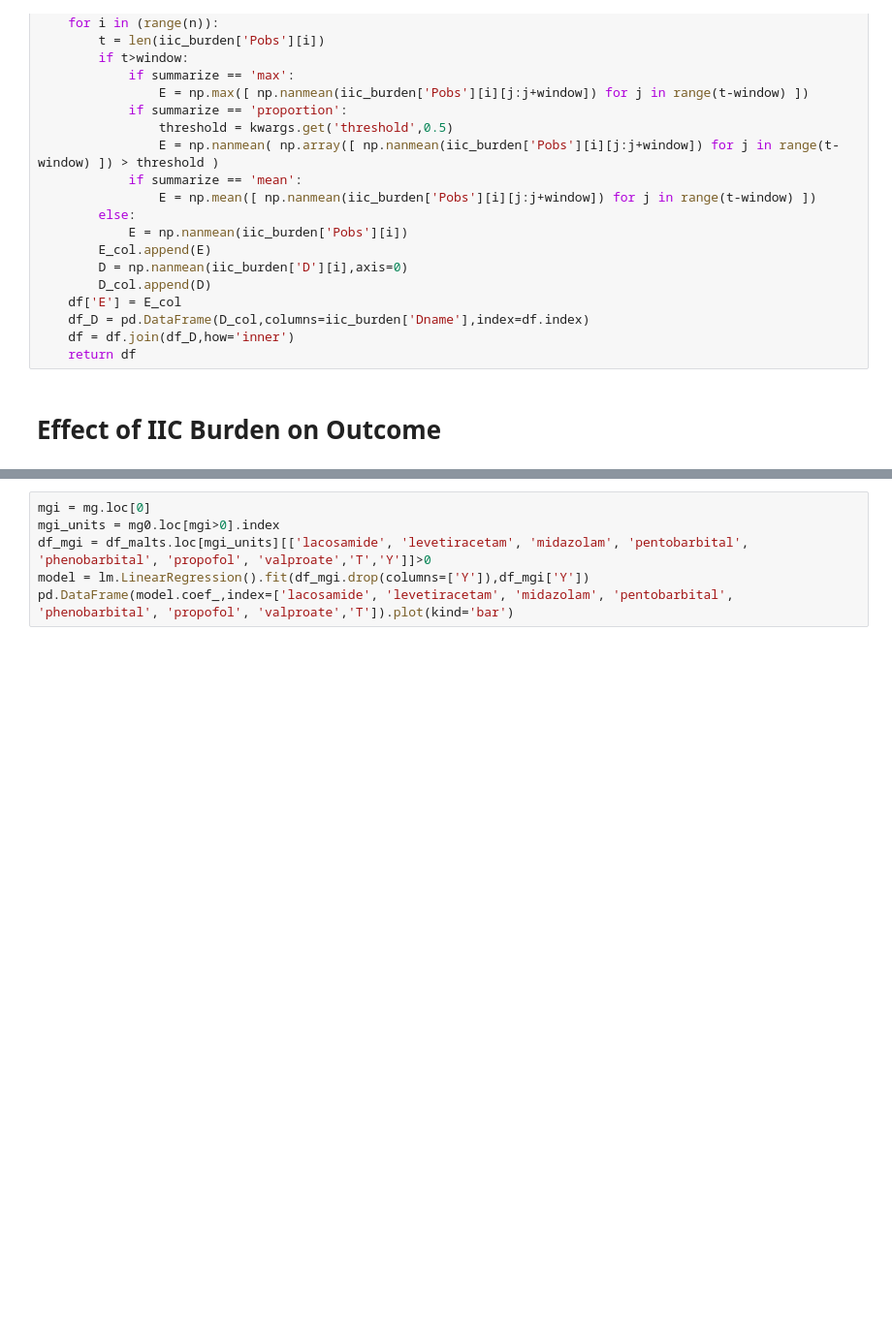
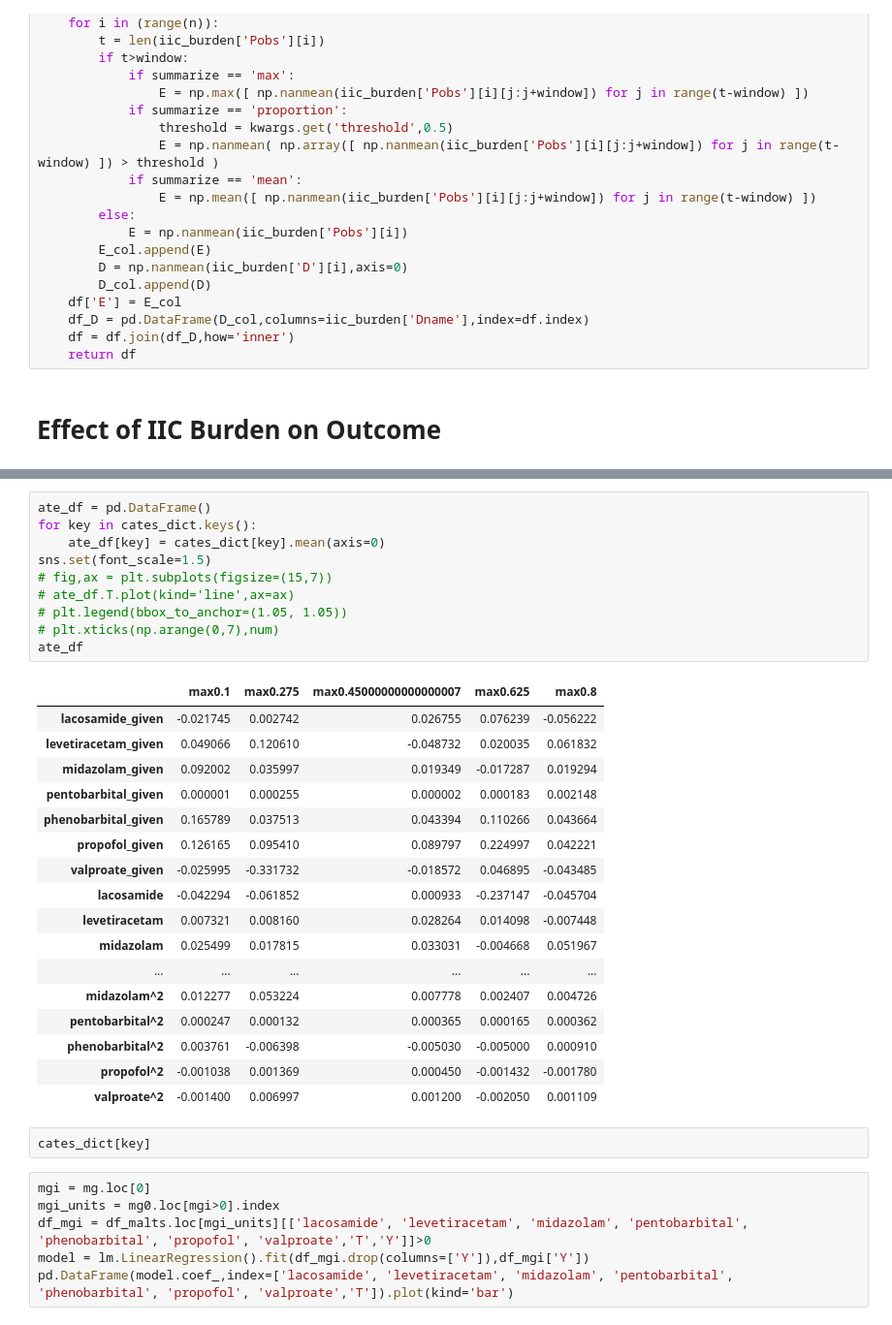
Before and after one commit to Hockey86/iic_causal_inference, a Jupyter notebook: aim2/short_term_drug_effect.ipynb, the cells around one changed output, grey strips where cells are left out. Shown at 97% size. Cells and saved outputs as stored; diff of their text form; blank space fills up the shorter version.

```diff
--- a/aim2/short_term_drug_effect.ipynb
+++ b/aim2/short_term_drug_effect.ipynb
@@ -197,3 +349,33 @@ mg = m_dict['max0.1'].MG_matrix
+# %%
+ate_df = pd.DataFrame()
+for key in cates_dict.keys():
+    ate_df[key] = cates_dict[key].mean(axis=0)
+sns.set(font_scale=1.5)
+# fig,ax = plt.subplots(figsize=(15,7))
+# ate_df.T.plot(kind='line',ax=ax)
+# plt.legend(bbox_to_anchor=(1.05, 1.05))
+# plt.xticks(np.arange(0,7),num)
+ate_df
+# %% [output]
+|  | max0.1 | max0.275 | max0.45000000000000007 | max0.625 | max0.8 |
+| lacosamide_given | -0.021745 | 0.002742 | 0.026755 | 0.076239 | -0.056222 |
+| levetiracetam_given | 0.049066 | 0.120610 | -0.048732 | 0.020035 | 0.061832 |
+| midazolam_given | 0.092002 | 0.035997 | 0.019349 | -0.017287 | 0.019294 |
+| pentobarbital_given | 0.000001 | 0.000255 | 0.000002 | 0.000183 | 0.002148 |
+| phenobarbital_given | 0.165789 | 0.037513 | 0.043394 | 0.110266 | 0.043664 |
+| propofol_given | 0.126165 | 0.095410 | 0.089797 | 0.224997 | 0.042221 |
+| valproate_given | -0.025995 | -0.331732 | -0.018572 | 0.046895 | -0.043485 |
+| lacosamide | -0.042294 | -0.061852 | 0.000933 | -0.237147 | -0.045704 |
+| levetiracetam | 0.007321 | 0.008160 | 0.028264 | 0.014098 | -0.007448 |
+| midazolam | 0.025499 | 0.017815 | 0.033031 | -0.004668 | 0.051967 |
+| ... | ... | ... | ... | ... | ... |
+| midazolam^2 | 0.012277 | 0.053224 | 0.007778 | 0.002407 | 0.004726 |
+| pentobarbital^2 | 0.000247 | 0.000132 | 0.000365 | 0.000165 | 0.000362 |
+| phenobarbital^2 | 0.003761 | -0.006398 | -0.005030 | -0.005000 | 0.000910 |
+| propofol^2 | -0.001038 | 0.001369 | 0.000450 | -0.001432 | -0.001780 |
+| valproate^2 | -0.001400 | 0.006997 | 0.001200 | -0.002050 | 0.001109 |
+# %%
+cates_dict[key]
 # %%
 mgi = mg.loc[0]
 mgi_units = mg0.loc[mgi>0].index
```
Also changed, not shown: parts of 26 cells of this notebook.
